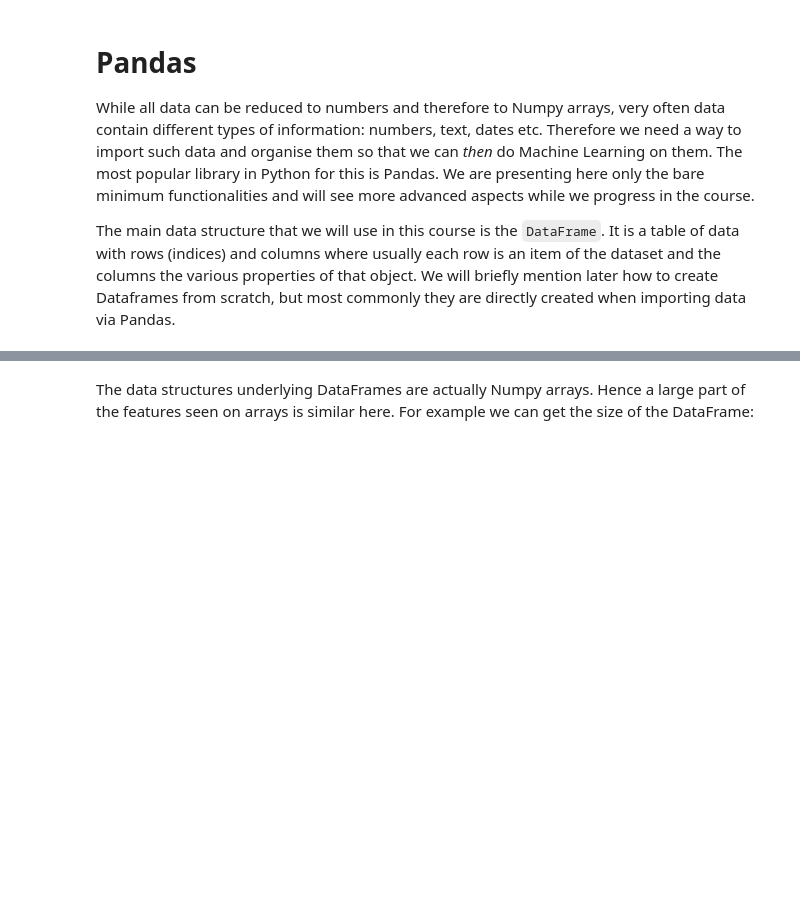
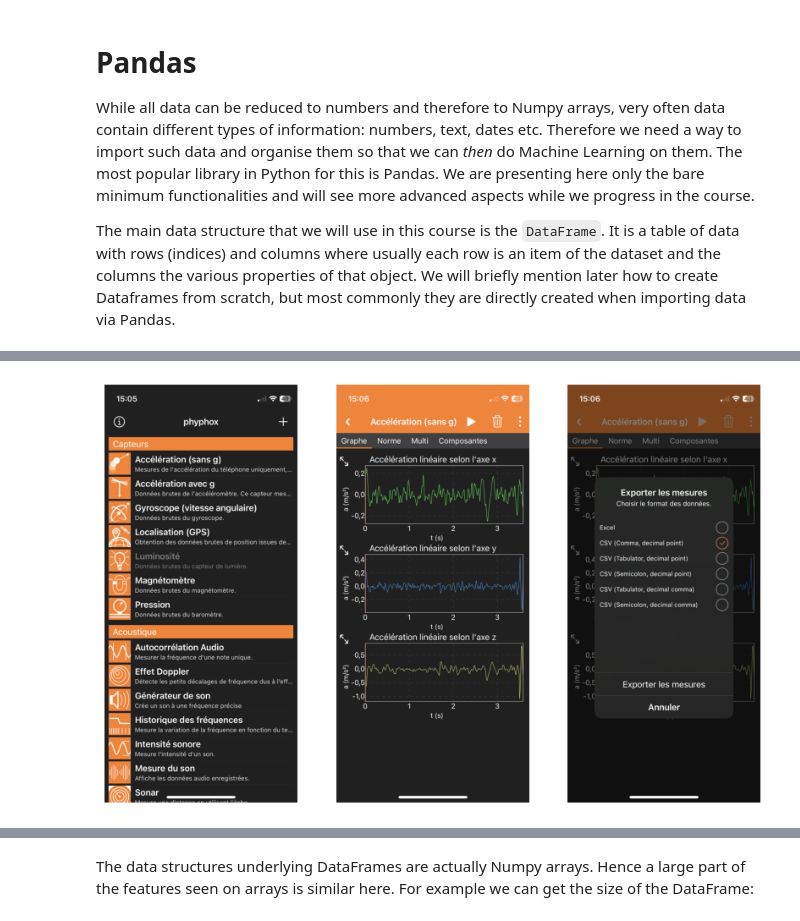
Before and after one commit to guiwitz/EHML, a Jupyter notebook: 04-Pandas.ipynb, the cells around one changed output, grey strips where cells are left out. Saved outputs shown, nothing was run; the diff lists cells and outputs as text; code cells hidden in the pictures; blank space fills up the shorter version.

```diff
--- a/04-Pandas.ipynb
+++ b/04-Pandas.ipynb
@@ -6,0 +18,10 @@
+# %%
+import matplotlib.pyplot as plt
+from matplotlib.image import imread
+
+fig, ax = plt.subplots(1,3, figsize=(10,8))
+for i in range(3):
+    ax[i].imshow(imread(f'illustrations/phyphox{i+1}.png'))
+    ax[i].set_axis_off()
+# %% [output]
+[figure, added]
```
Also changed, not shown: parts of 37 cells of this notebook.
